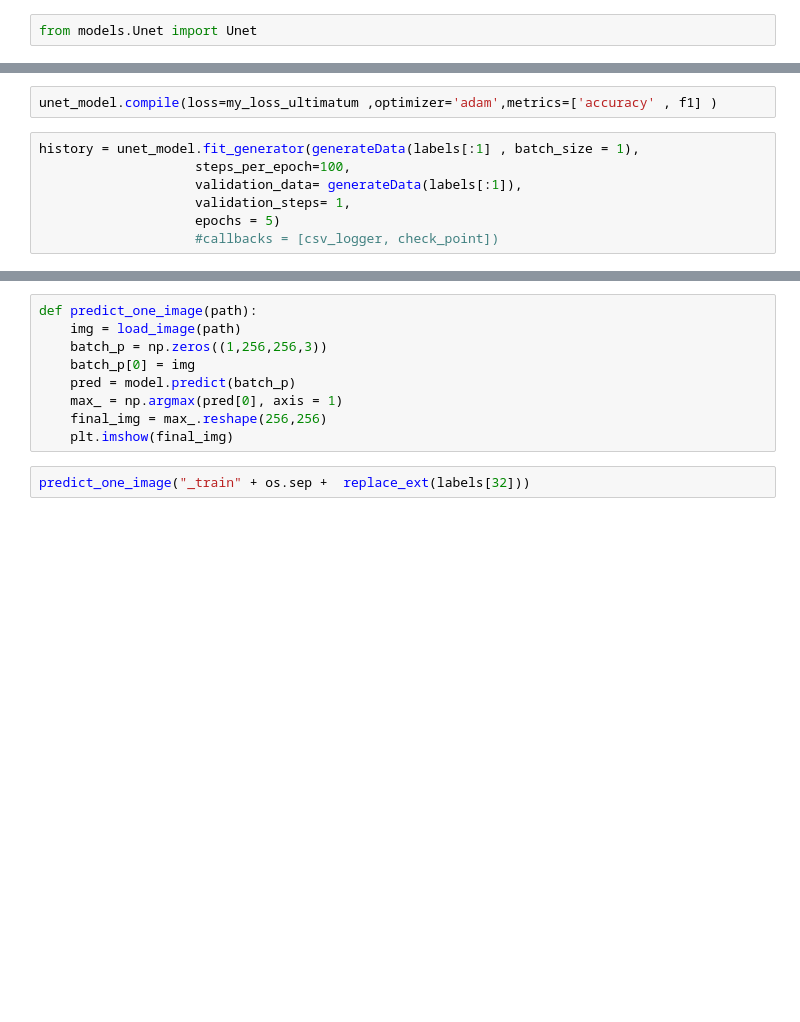
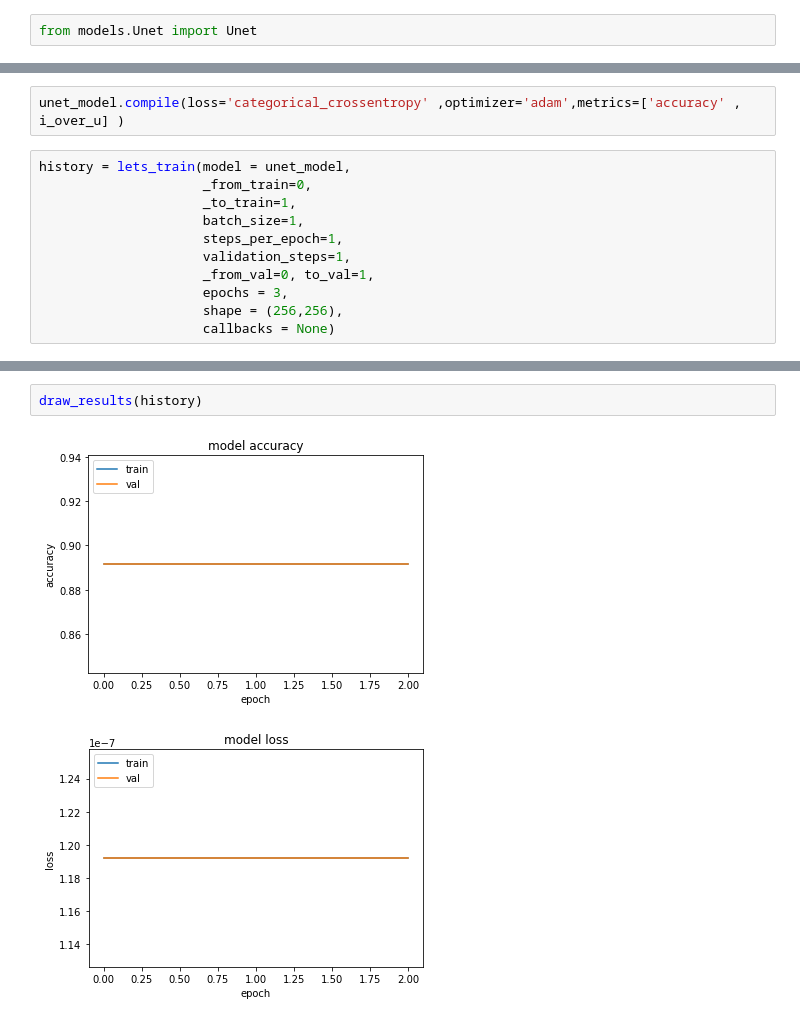
Before and after one commit to hasslercastro/fashion, a Jupyter notebook: Model.ipynb, the cells around one changed output, grey strips where cells are left out. Cells and saved outputs as stored; diff of their text form; blank space fills up the shorter version.

```diff
--- a/Model.ipynb
+++ b/Model.ipynb
@@ -315,10 +201,14 @@ optimizer = RMSprop(lr=0.01, rho=0.9, epsilon=None, decay=0.0)
 # %%
-unet_model.compile(loss=my_loss_ultimatum ,optimizer='adam',metrics=['accuracy' , f1] )
+unet_model.compile(loss='categorical_crossentropy' ,optimizer='adam',metrics=['accuracy' , i_over_u] )
 # %%
-history = unet_model.fit_generator(generateData(labels[:1] , batch_size = 1),
-                    steps_per_epoch=100,
-                    validation_data= generateData(labels[:1]),
-                    validation_steps= 1,
-                    epochs = 5)
-                    #callbacks = [csv_logger, check_point])
+history = lets_train(model = unet_model,
+                     _from_train=0,
+                     _to_train=1,
+                     batch_size=1,
+                     steps_per_epoch=1,
+                     validation_steps=1,
+                     _from_val=0, to_val=1,
+                     epochs = 3,
+                     shape = (256,256),
+                     callbacks = None)
 # %% [output]
@@ -335,11 +221,5 @@ Epoch 5/5
-# %%
-def predict_one_image(path):
-    img = load_image(path)
-    batch_p = np.zeros((1,256,256,3))
-    batch_p[0] = img
-    pred = model.predict(batch_p)
-    max_ = np.argmax(pred[0], axis = 1)
-    final_img = max_.reshape(256,256)
-    plt.imshow(final_img)
-# %%
-predict_one_image("_train" + os.sep +  replace_ext(labels[32]))
+# %%
+draw_results(history)
+# %% [output]
+[figure, added]
+[figure, added]
```
Also changed, not shown: parts of 50 cells of this notebook, 4 other files.
